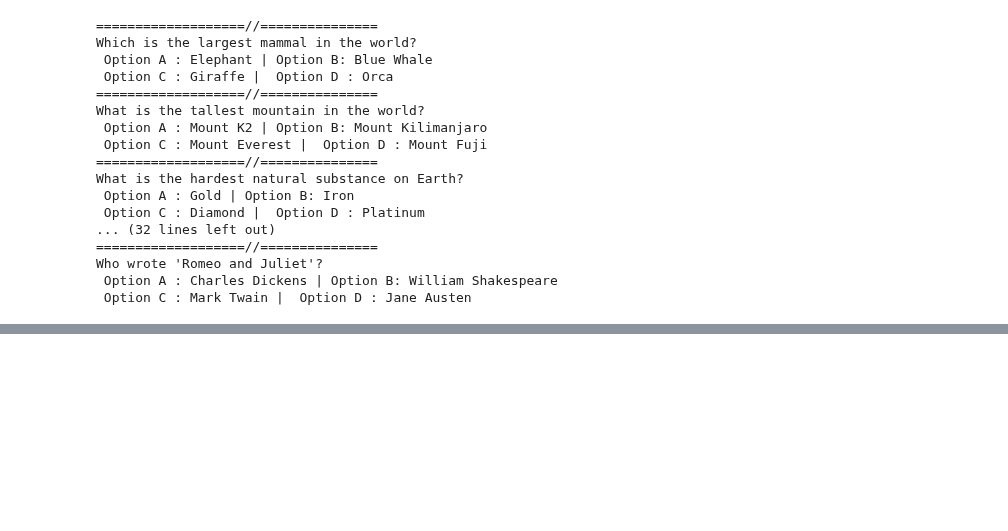
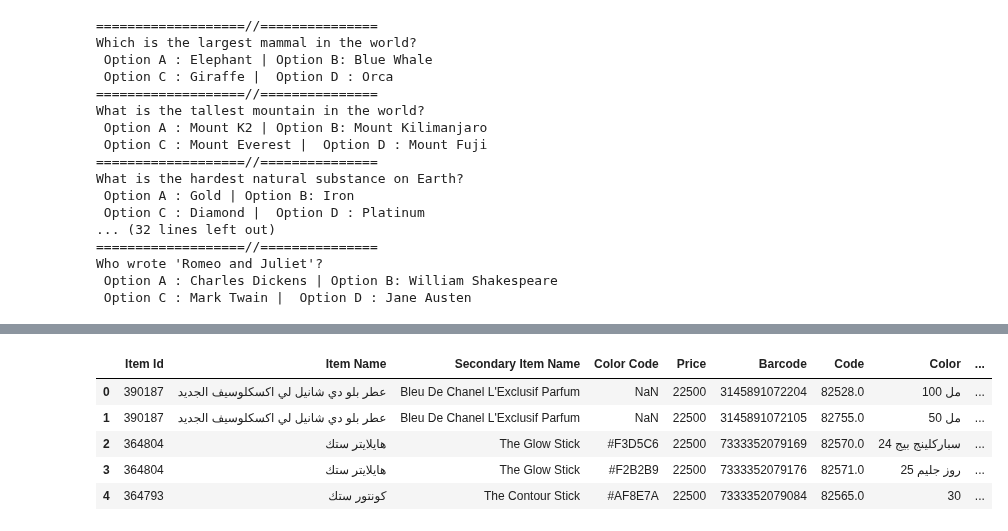
Before and after one commit to Ahmadhumayoun/DataAnalysisClassJune2026, a Jupyter notebook: 03_Pandas_Data_Analysis/03_Pandas_Data_Analysis.ipynb, the cells around one changed output, grey strips where cells are left out. Saved outputs shown, nothing was run; the diff lists cells and outputs as text; code cells hidden in the pictures; blank space fills up the shorter version.

```diff
--- a/03_Pandas_Data_Analysis/03_Pandas_Data_Analysis.ipynb
+++ b/03_Pandas_Data_Analysis/03_Pandas_Data_Analysis.ipynb
@@ -568,0 +778,9 @@ Who wrote 'Romeo and Juliet'?
+# %%
+collectionsDf.head(5)
+# %% [output]
+|  | Item Id | Item Name | Secondary Item Name | Color Code | Price | Barcode | Code | Color | ... |
+| 0 | 390187 | عطر بلو دي شانيل لي اكسكلوسيف الجديد | Bleu De Chanel L'Exclusif Parfum | NaN | 22500 | 3145891072204 | 82528.0 | 100 مل | ... |
+| 1 | 390187 | عطر بلو دي شانيل لي اكسكلوسيف الجديد | Bleu De Chanel L'Exclusif Parfum | NaN | 22500 | 3145891072105 | 82755.0 | 50 مل | ... |
+| 2 | 364804 | هايلايتر ستك | The Glow Stick | #F3D5C6 | 22500 | 7333352079169 | 82570.0 | 24 سباركلينج بيج | ... |
+| 3 | 364804 | هايلايتر ستك | The Glow Stick | #F2B2B9 | 22500 | 7333352079176 | 82571.0 | 25 روز جليم | ... |
+| 4 | 364793 | كونتور ستك | The Contour Stick | #AF8E7A | 22500 | 7333352079084 | 82565.0 | 30 | ... |
```
Also changed, not shown: parts of 31 cells of this notebook, 1 other file.
